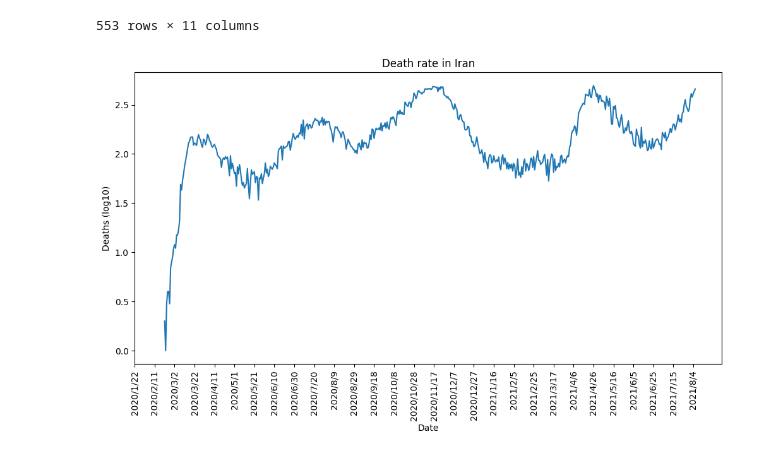
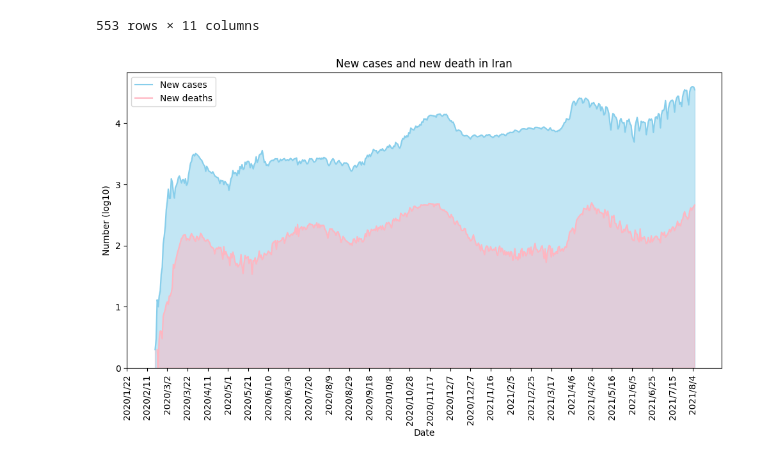
Before and after one commit to MSaberian/PyLearnDataScience, a Jupyter notebook: PyLearnDSOnlineRetai/COVID19.ipynb, the cells around one changed output. Saved outputs shown, nothing was run; the diff lists cells and outputs as text; code cells hidden in the pictures.

```diff
--- a/PyLearnDSOnlineRetai/COVID19.ipynb
+++ b/PyLearnDSOnlineRetai/COVID19.ipynb
@@ -75,13 +75,19 @@ data_iran.head(-10)
 553 rows × 11 columns
 # %%
 plt.figure(figsize=(12,6))
-plt.plot(data_iran['New_Date'].to_numpy(dtype=str), np.log10(data_iran['New deaths'].to_numpy()))
+plt.plot(data_iran['New_Date'].to_numpy(dtype=str), np.log10(data_iran['New cases'].to_numpy()), color="skyblue")
+plt.plot(data_iran['New_Date'].to_numpy(dtype=str), np.log10(data_iran['New deaths'].to_numpy()), color="lightpink")
 
-plt.title('Death rate in Iran')
+plt.fill_between(data_iran['New_Date'].to_numpy(dtype=str), np.log10(data_iran['New cases'].to_numpy()), color="skyblue", alpha=0.5, label='New cases')
+plt.fill_between(data_iran['New_Date'].to_numpy(dtype=str), np.log10(data_iran['New deaths'].to_numpy()), color="lightpink", alpha=0.5, label='New deaths')
+
+plt.title('New cases and new death in Iran')
 plt.xlabel('Date')
-plt.ylabel('Deaths (log10)')
+plt.ylabel('Number (log10)')
 plt.xticks(rotation='vertical')
 plt.xticks(np.arange(0, len(data_iran), 20))
+plt.ylim(bottom = 0)
+plt.legend(['New cases','New deaths'])
 plt.show()
 # %% [output]
-[figure, old version]
+[figure, new version]
```
Also changed, not shown: 5 other files.
